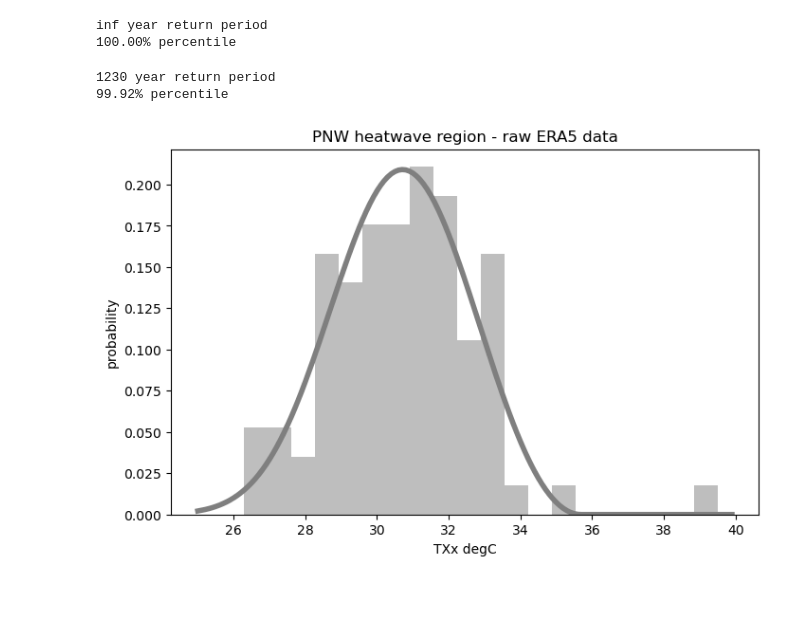
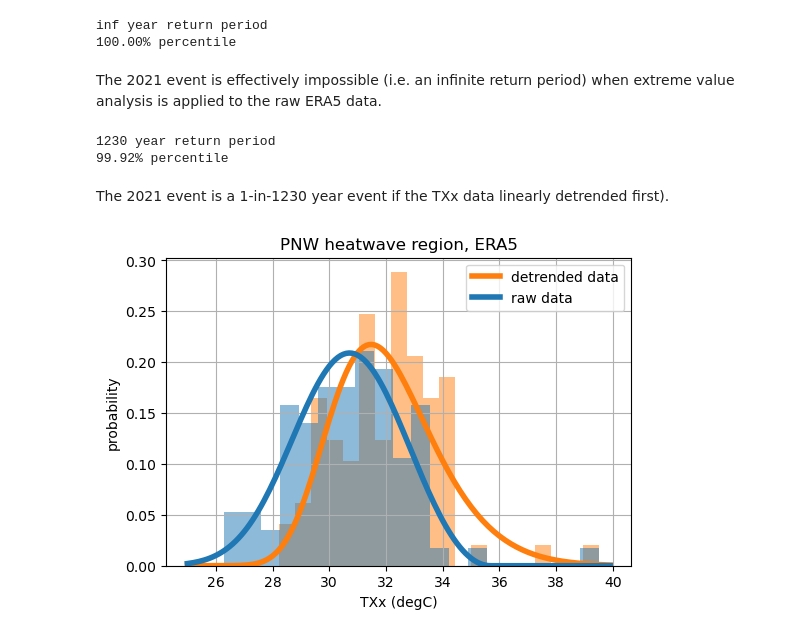
Before and after one commit to DamienIrving/unseen-projects, a Jupyter notebook: project-wcrp-txx/analysis_ERA5.ipynb, the cells around one changed output. Drawn from its saved outputs; the diff is of its cells as text; code cells hidden in the pictures; blank space fills up the shorter version.

```diff
--- a/project-wcrp-txx/analysis_ERA5.ipynb
+++ b/project-wcrp-txx/analysis_ERA5.ipynb
@@ -89,20 +93,32 @@ obs_shape, obs_loc, obs_scale = likelihood(obs_ds[var].values, obs_max_event)
 # %% [output]
 inf year return period
 100.00% percentile
+# %% [markdown]
+The 2021 event is effectively impossible (i.e. an infinite return period) when extreme value analysis is applied to the raw ERA5 data.
 # %%
 obs_detrended_shape, obs_detrended_loc, obs_detrended_scale = likelihood(obs_da_detrended.values, obs_max_event)
 # %% [output]
 1230 year return period
 99.92% percentile
+# %% [markdown]
+The 2021 event is a 1-in-1230 year event if the TXx data linearly detrended first).
 # %%
-fig, ax = plt.subplots(figsize=[8, 5])
+fig, ax = plt.subplots(figsize=[6, 4])
 xvals = np.arange(25, 40, 0.1)
-obs_ds[var].plot.hist(bins=20, density=True, color='tab:gray', alpha=0.5)
+
+obs_da_detrended.plot.hist(bins=20, density=True, color='tab:orange', alpha=0.5)
+obs_pdf_detrended = gev.pdf(xvals, obs_detrended_shape, obs_detrended_loc, obs_detrended_scale)
+plt.plot(xvals, obs_pdf_detrended, color='tab:orange', linewidth=4.0, label='detrended data')
+
+obs_ds[var].plot.hist(bins=20, density=True, color='tab:blue', alpha=0.5)
 obs_pdf = gev.pdf(xvals, obs_shape, obs_loc, obs_scale)
-plt.plot(xvals, obs_pdf, color='tab:gray', linewidth=4.0)
-plt.xlabel('TXx degC')
+plt.plot(xvals, obs_pdf, color='tab:blue', linewidth=4.0, label='raw data')
+
+plt.grid()
+plt.legend()
+plt.xlabel('TXx (degC)')
 plt.ylabel('probability')
-plt.title('PNW heatwave region - raw ERA5 data')
+plt.title('PNW heatwave region, ERA5')
 plt.show()
 # %% [output]
-[figure, old version]
+[figure, new version]
```
Also changed, not shown: parts of 5 cells of this notebook.
